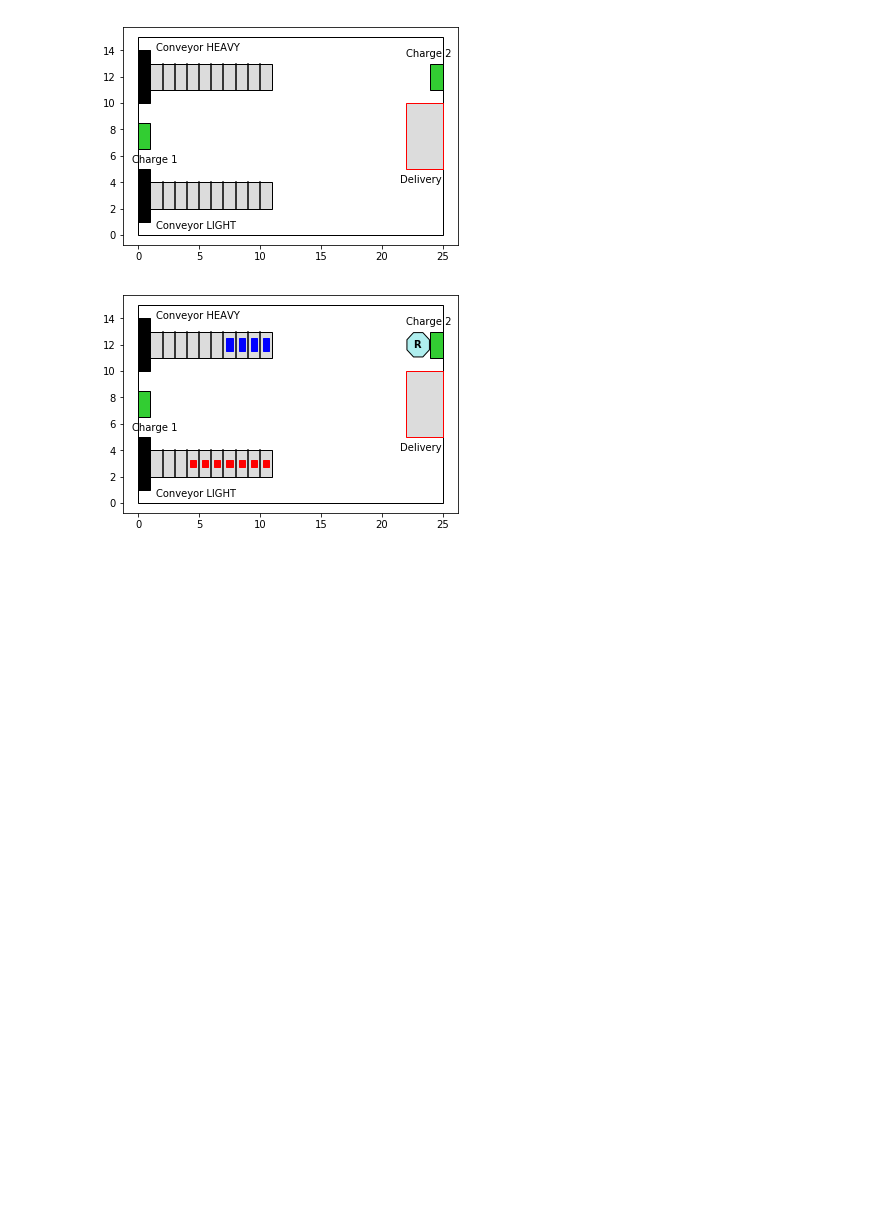
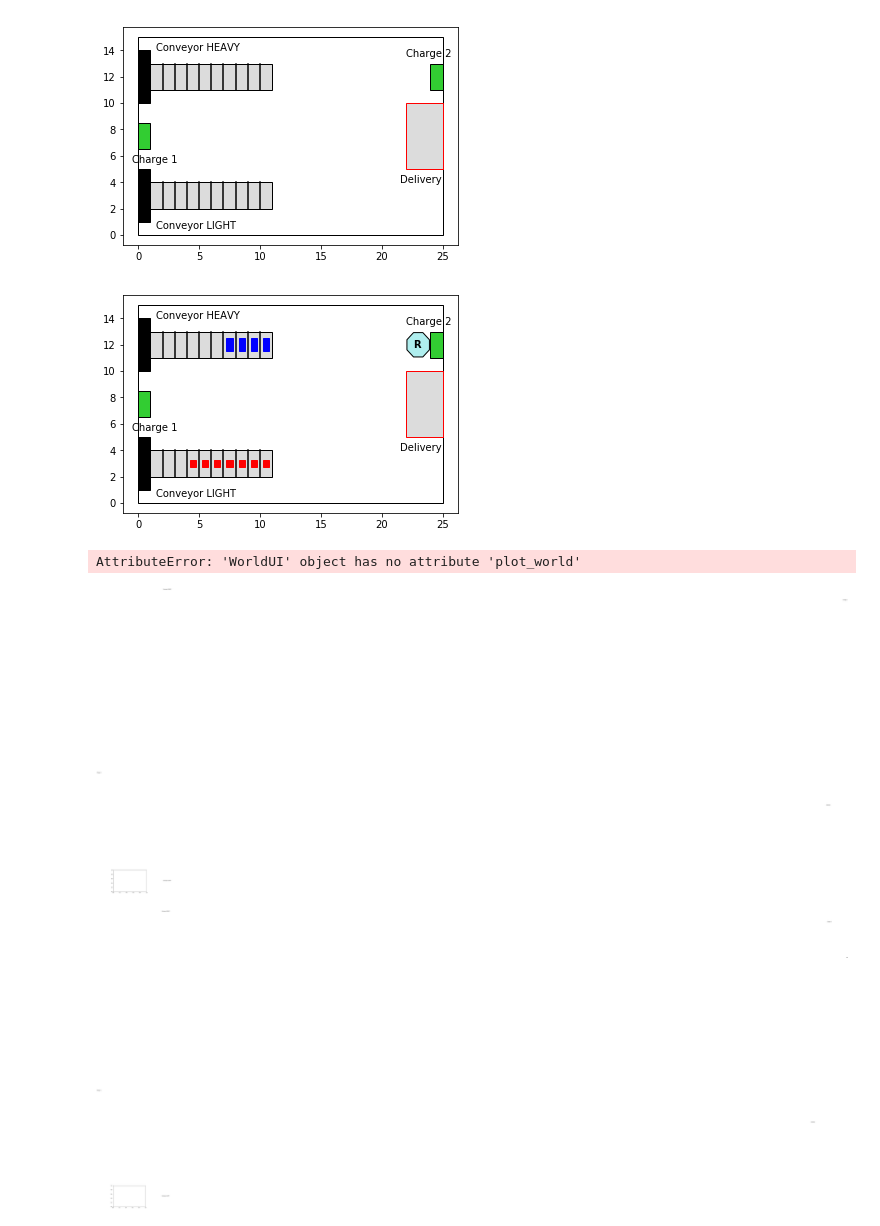
Before and after one commit to jstyrud/WASP-CBSS-BT, a Jupyter notebook: local_test.ipynb, the cells around one changed output. Cells and saved outputs as stored; diff of their text form; code cells hidden in the pictures; blank space fills up the shorter version.

```diff
--- a/local_test.ipynb
+++ b/local_test.ipynb
@@ -27,3 +27,27 @@ world.print_world()
 [figure]
 [figure]
 [figure]
+# %%
+import UI.draw_world as ui
+import matplotlib.pyplot as plt
+import simulation.conveyor_kitting as simulation
+
+state = simulation.WorldState()
+state.robot_pos = simulation.Pos(23, 12)
+state.cnv_n_light = 3
+state.cnv_n_heavy = 4
+world = ui.WorldUI()
+world.reset_world()
+world.add_state(state)
+world.plot_world()
+
+state.robot_pos = simulation.Pos(21, 7.5)
+state.cnv_n_light = 1
+state.cnv_n_heavy = 1
+world.add_state(state)
+world.plot_world()
+world.animate()
+# %% [output]
+AttributeError: 'WorldUI' object has no attribute 'plot_world'
+[figure, added]
+[figure, added]
```
